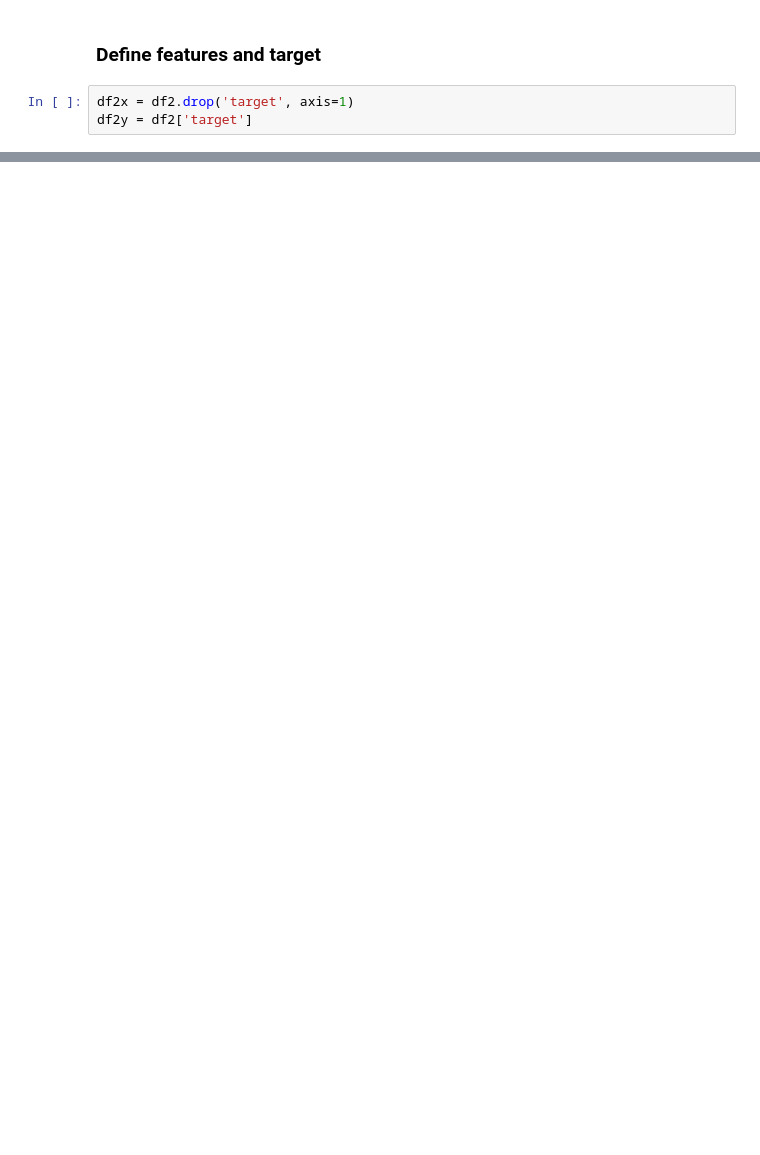
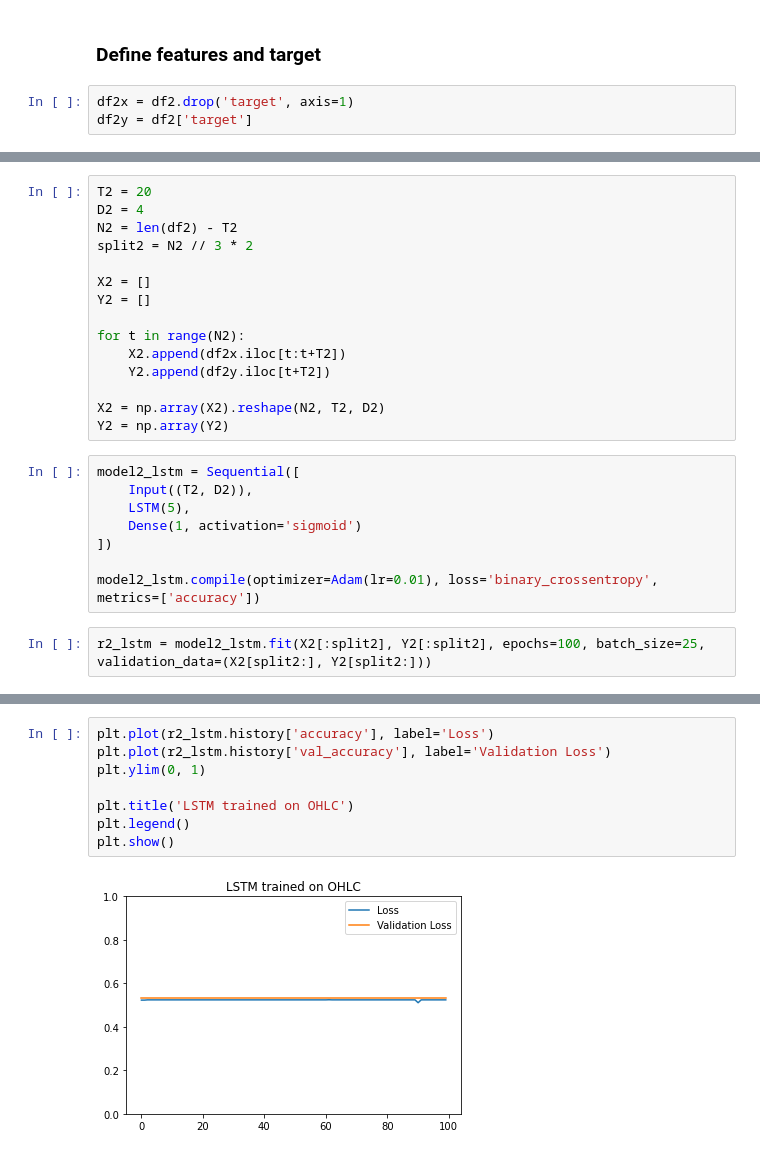
Before and after one commit to wctse/machine-learning-on-financial-data, a Jupyter notebook: naive-rnn-forecast.ipynb, the cells around one changed output, grey strips where cells are left out. Cells and saved outputs as stored; diff of their text form; blank space fills up the shorter version.

```diff
--- a/naive-rnn-forecast.ipynb
+++ b/naive-rnn-forecast.ipynb
@@ -227,0 +241,25 @@ np.array(df2x.iloc[0:10])
+# %%
+T2 = 20
+D2 = 4
+N2 = len(df2) - T2
+split2 = N2 // 3 * 2
+
+X2 = []
+Y2 = []
+
+for t in range(N2):
+    X2.append(df2x.iloc[t:t+T2])
+    Y2.append(df2y.iloc[t+T2])
+
+X2 = np.array(X2).reshape(N2, T2, D2)
+Y2 = np.array(Y2)
+# %%
+model2_lstm = Sequential([
+    Input((T2, D2)),
+    LSTM(5),
+    Dense(1, activation='sigmoid')
+])
+
+model2_lstm.compile(optimizer=Adam(lr=0.01), loss='binary_crossentropy', metrics=['accuracy'])
+# %%
+r2_lstm = model2_lstm.fit(X2[:split2], Y2[:split2], epochs=100, batch_size=25, validation_data=(X2[split2:], Y2[split2:]))
@@ -227,0 +284,10 @@ np.array(df2x.iloc[0:10])
+# %%
+plt.plot(r2_lstm.history['accuracy'], label='Loss')
+plt.plot(r2_lstm.history['val_accuracy'], label='Validation Loss')
+plt.ylim(0, 1)
+
+plt.title('LSTM trained on OHLC')
+plt.legend()
+plt.show()
+# %% [output]
+[figure, added]
```
Also changed, not shown: parts of 19 cells of this notebook.
